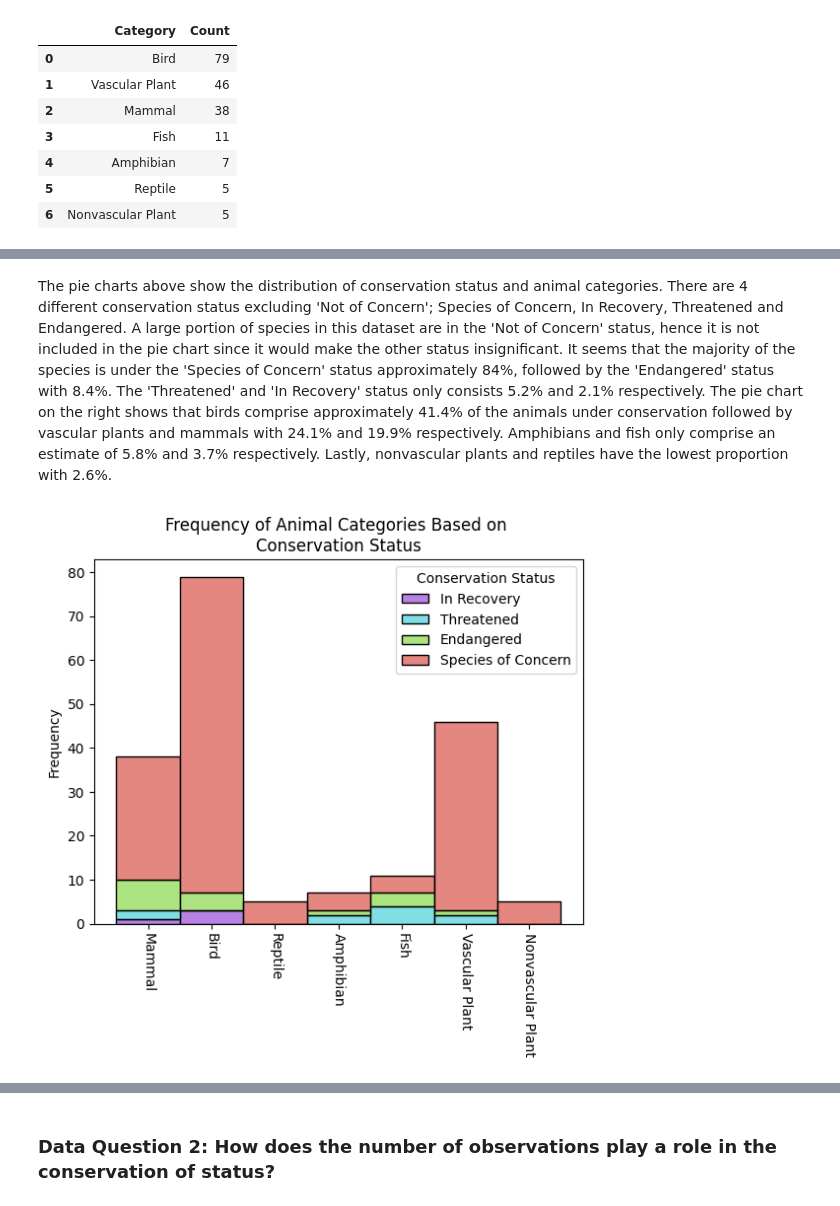
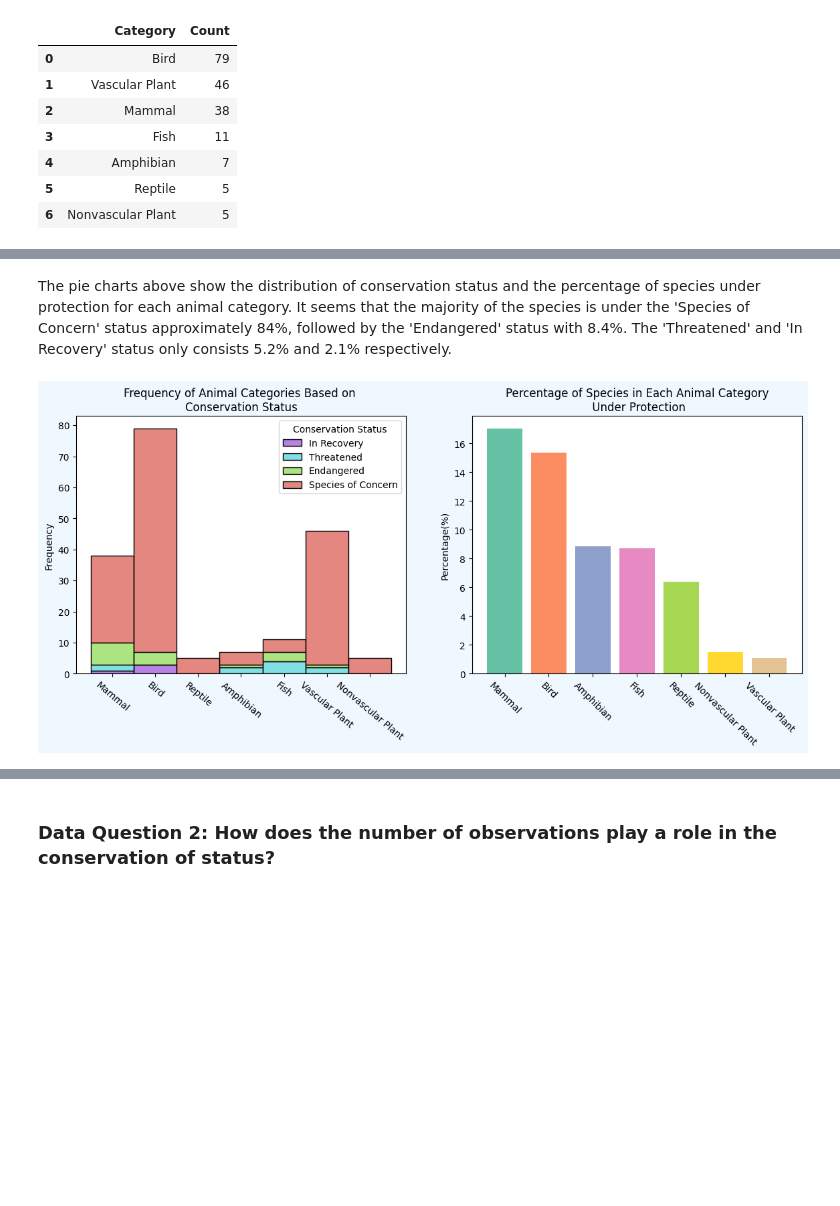
Before and after one commit to LouisThong15/Data-Analysis-Projects, a Jupyter notebook: Biodiversity in National Parks/Data Analysis of Biodiversity in Different National Parks.ipynb, the cells around one changed output, grey strips where cells are left out. Drawn from its saved outputs; the diff is of its cells as text; code cells hidden in the pictures; blank space fills up the shorter version.

```diff
--- a/Biodiversity in National Parks/Data Analysis of Biodiversity in Different National Parks.ipynb
+++ b/Biodiversity in National Parks/Data Analysis of Biodiversity in Different National Parks.ipynb
@@ -180,3 +190,17 @@ category
 | 4 | Amphibian | 7 |
 | 5 | Reptile | 5 |
 | 6 | Nonvascular Plant | 5 |
+# %%
+species_info_df['is_protected'] = species_info_df.conservation_status != 'Not of Concern'
+category_counts = species_info_df.groupby(['category', 'is_protected'])\
+                        .scientific_name.nunique()\
+                        .reset_index()\
+                        .pivot(columns='is_protected',
+                                      index='category',
+                                      values='scientific_name')\
+                        .reset_index()
+category_counts.columns = ['category', 'not_protected', 'protected']
+category_counts['percent_protected'] = round(category_counts.protected / (category_counts.protected + category_counts.not_protected) *100,2)
+
+category_counts = category_counts.sort_values(by = 'percent_protected', ascending = False)
+category_counts
@@ -199,13 +225,26 @@ plt.show()
 # %% [markdown]
-The pie charts above show the distribution of conservation status and animal categories. There are 4 different conservation status excluding 'Not of Concern'; Species of Concern, In Recovery, Threatened and Endangered. A large portion of species in this dataset are in the 'Not of Concern' status, hence it is not included in the pie chart since it would make the other status insignificant. It seems that the majority of the species is under the 'Species of Concern' status approximately 84%, followed by the 'Endangered' status with 8.4%. The 'Threatened' and 'In Recovery' status only consists 5.2% and 2.1% respectively. The pie chart on the right shows that birds comprise approximately 41.4% of the animals under conservation followed by vascular plants and mammals with 24.1% and 19.9% respectively. Amphibians and fish only comprise an estimate of 5.8% and 3.7% respectively. Lastly, nonvascular plants and reptiles have the lowest proportion with 2.6%.
+The pie charts above show the distribution of conservation status and the percentage of species under protection for each animal category. It seems that the majority of the species is under the 'Species of Concern' status approximately 84%, followed by the 'Endangered' status with 8.4%. The 'Threatened' and 'In Recovery' status only consists 5.2% and 2.1% respectively.
 # %%
 # Plotting histogram of conservation status
+fig = plt.figure(facecolor = 'aliceblue', figsize = (14, 5))
+
+plt.subplot(1,2,1)
 sns.histplot(data = concerned, x = 'category', hue = 'conservation_status', palette = sns.color_palette("hls", 4), multiple="stack")
 plt.legend(title = 'Conservation Status', labels = ['In Recovery', 'Threatened', 'Endangered', 'Species of Concern'])
-plt.xticks(rotation = -90)
-plt.title('Frequency of Animal Categories Based on \nConservation Status')
+plt.xticks(rotation = -40)
+plt.title('Frequency of Animal Categories Based on \nConservation Status', size = 12)
 plt.ylabel('Frequency')
 plt.xlabel('')
+
+plt.subplot(1,2,2)
+# plt.pie(x = category.Count, labels = category.Category, autopct = '%1.1f%%', pctdistance = 1.2, labeldistance = 1.4, textprops={'fontsize': 11}
+#        , explode = [0,0.1,0.1,0.1,0.1,0.1,0.1], startangle = 50, colors = sns.color_palette("Set2"))
+plt.bar(x = category_counts.category, height = category_counts.percent_protected, color = sns.color_palette("Set2"))
+plt.title('Percentage of Species in Each Animal Category\n Under Protection', size = 12)
+plt.xticks(rotation = -45)
+plt.ylabel('Percentage(%)')
+# addlabels(category_counts.category,category_counts.percent_protected)
+
 plt.show()
 # %% [output]
-[figure, old version]
+[figure, new version]
```
Also changed, not shown: parts of 20 cells of this notebook.
